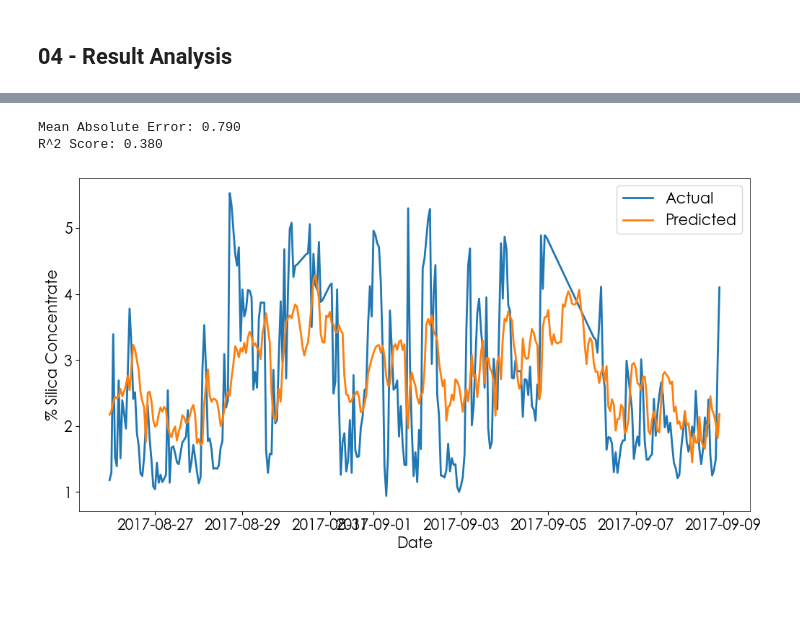
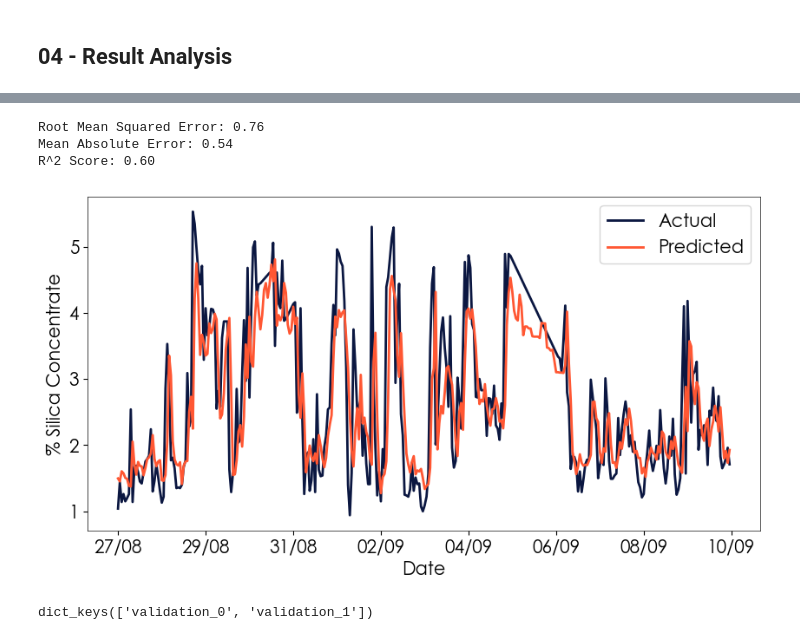
Before and after one commit to PauloCasmal/data-mining-study, a Jupyter notebook: Model-mining.ipynb, the cells around one changed output, grey strips where cells are left out. Drawn from its saved outputs; the diff is of its cells as text; code cells hidden in the pictures; blank space fills up the shorter version.

Commit message:
first step - model tuning

```diff
--- a/Model-mining.ipynb
+++ b/Model-mining.ipynb
@@ -125,7 +127,7 @@ def create_time_features(df):
     return df
 
 
-# df = create_time_features(df)
+df = create_time_features(df)
 # %% [markdown]
 ### 2.3 - Lag Features
 # %%
@@ -167,9 +171,9 @@ for lag in range(1, 25):
 
 df = df.dropna()
 # %%
-df_test = df[df.index > '2017-09-08 23:00:00']
+# df_test = df[df.index > '2017-09-08 23:00:00']
 
-df = df[df.index < '2017-09-08 23:00:00']
+# df = df[df.index < '2017-09-08 23:00:00']
 # %% [markdown]
 ### 2.4 - Cross-Validation
 # %%
@@ -256,3 +297,5 @@ memory usage: 1.4 MB
+# %%
+df = df[['lag-1', 'lag-2', 'lag-3', 'lag-4', 'lag-5', 'lag-6', 'lag-7', 'lag-8', 'lag-9', '% Silica Concentrate']]
 # %%
 scores = []
 r2s = []
@@ -276,7 +319,7 @@ for fold, (train_index, test_index) in enumerate(tss.split(df)):
     y_test = test['% Silica Concentrate']
 
     # Split temporal interno (validação)
-    split_idx = int(len(X) * 0.8)
+    split_idx = int(len(X) * 0.9)
 
     X_train, X_val = X.iloc[:split_idx], X.iloc[split_idx:]
     y_train, y_val = y.iloc[:split_idx], y.iloc[split_idx:]
@@ -294,14 +337,20 @@ for fold, (train_index, test_index) in enumerate(tss.split(df)):
     X_val_pca = pca.transform(X_val_sc)
     X_test_pca = pca.transform(X_test_sc)
 
-    model = RandomForestRegressor(
+    model = xgb.XGBRegressor(
         n_estimators=1000,
-        random_state=42,
-        n_jobs=-1,
+        learning_rate=0.01,
+        max_depth=3,
+        objective='reg:squarederror',
+        early_stopping_rounds=50,
+        random_state=42
+    )
+
+    model.fit(
+        X_train_pca, y_train,
+        eval_set=[(X_train_pca, y_train), (X_val_pca, y_val)],
         verbose=100
     )
-
-    model.fit(X_train_pca, y_train)
 
     y_pred = model.predict(X_test_pca)
 
@@ -384,22 +415,37 @@ y_pred = best_model.predict(X_test_pca)
 # %%
+rmse = np.sqrt(mean_squared_error(y_test, y_pred))
 mae = mean_absolute_error(y_test, y_pred)
 r2 = r2_score(y_test, y_pred)
 
-print(f'Mean Absolute Error: {mae:.3f}')
-print(f'R^2 Score: {r2:.3f}')
+print(f'Root Mean Squared Error: {rmse:.2f}')
+print(f'Mean Absolute Error: {mae:.2f}')
+print(f'R^2 Score: {r2:.2f}')
 # %% [output]
-Mean Absolute Error: 0.790
-R^2 Score: 0.380
+Root Mean Squared Error: 0.76
+Mean Absolute Error: 0.54
+R^2 Score: 0.60
 # %%
-plt.figure(figsize=(12, 6))
+fig, ax = plt.subplots(figsize=(10, 5))
 
-plt.plot(y_test.index, y_test, label='Actual', c='tab:blue')
-plt.plot(y_test.index, y_pred, label='Predicted', c='tab:orange')
+ax.plot(y_test.index, y_test, label='Actual', c='#0B1741')
+ax.plot(y_test.index, y_pred, label='Predicted', c='#FF5733')
 
-plt.ylabel('% Silica Concentrate')
-plt.xlabel('Date')
-plt.legend(loc='upper right')
+ax.set_ylabel('% Silica Concentrate')
+ax.set_xlabel('Date')
+ax.legend(loc='upper right')
+
+ax.xaxis.set_major_formatter(mdates.DateFormatter('%d/%m'))
+
+ax.set_xticks([pd.Timestamp('2017-08-27'), pd.Timestamp('2017-08-29'), pd.Timestamp('2017-08-31'), pd.Timestamp('2017-09-02'),
+               pd.Timestamp('2017-09-04'), pd.Timestamp('2017-09-06'), pd.Timestamp('2017-09-08'), pd.Timestamp('2017-09-10')])
+
+# fig.savefig(r'G:\Meu Drive\03 - Facens\03 - Data Science\02-TCC-POS\05-Figures\fm_sc_prediction.svg', dpi=140, format='svg', transparent=True)
 
 plt.show()
 # %% [output]
-[figure, old version]
+[figure, new version]
+# %%
+results = model.evals_result_
+print(results.keys())
+# %% [output]
+dict_keys(['validation_0', 'validation_1'])
```
Also changed, not shown: parts of 20 cells of this notebook.
